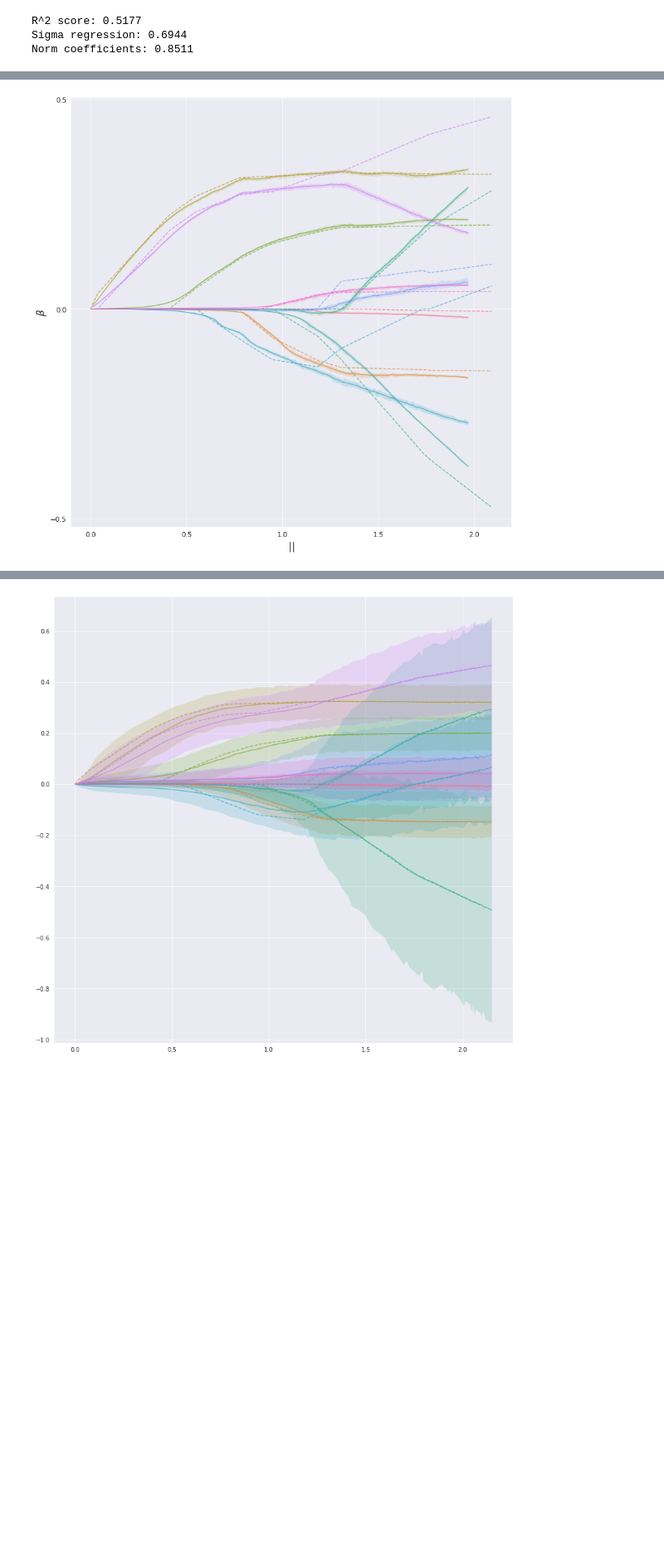
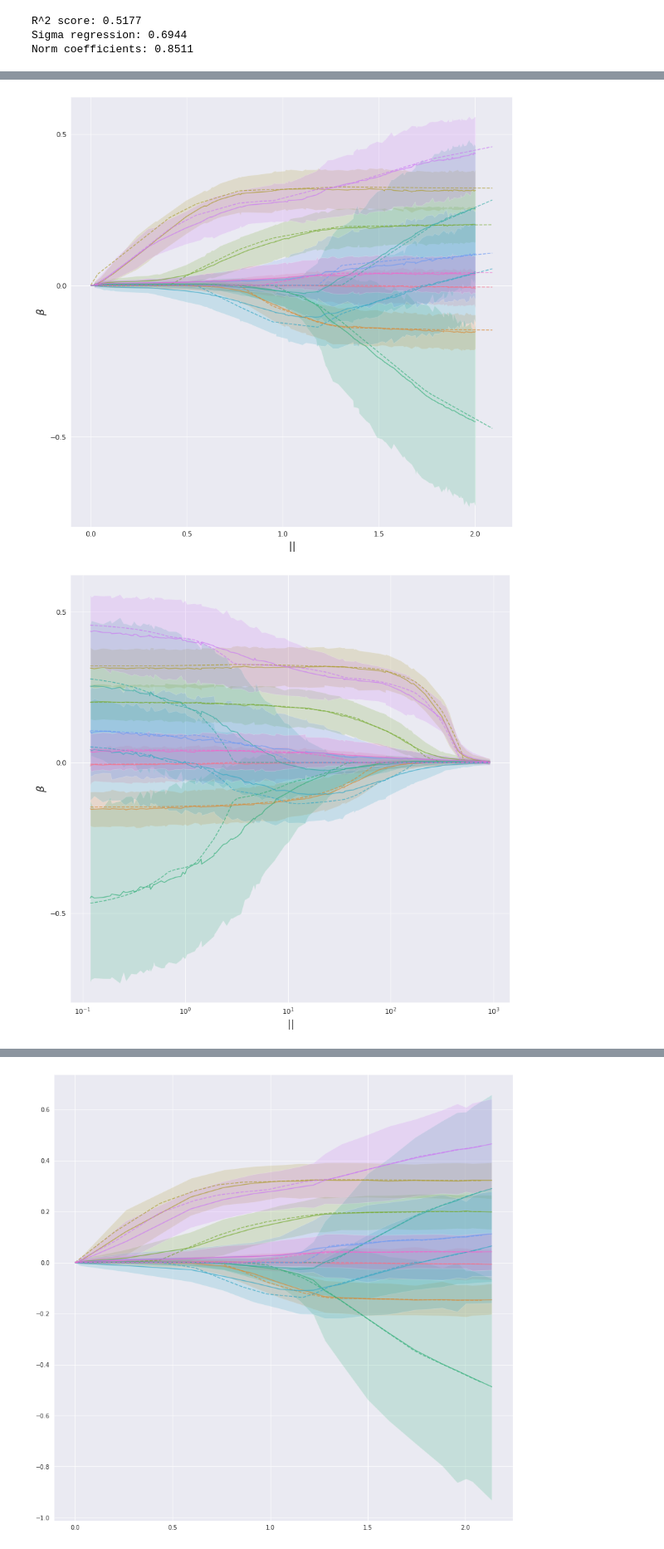
Before and after one commit to marcello-negri/manifold_flow, a Jupyter notebook: regression.ipynb, the cells around one changed output, grey strips where cells are left out. Shown at 83% size. Saved outputs shown, nothing was run; the diff lists cells and outputs as text; code cells hidden in the pictures; blank space fills up the shorter version.

Commit message:
Bayes Lasso compared to Flow with Laplace prior and Flow on the manifold

```diff
--- a/regression.ipynb
+++ b/regression.ipynb
@@ -218,6 +455,7 @@ R^2 score: 0.5177
 Sigma regression: 0.6944
 Norm coefficients: 0.8511
 # %%
-torch.autograd.set_detect_anomaly(False)
-flow, loss, loss_T = train_cond_model(flow, X=X_tensor, y=y_tensor, **params)
+# torch.autograd.set_detect_anomaly(False)
+flow_manifold, loss, loss_T = train_cond_manifold_model(flow_manifold, X=X_tensor, y=y_tensor, **params_flow_manifold)
+torch.save(flow_manifold.state_dict(), "./models/flow_manifold_T_1")
 # %% [output]
@@ -298,0 +505,18 @@ plot_betas_norm(samples_sorted, norm_sorted, X_np, y_np, norm=params['q'], a=0.9
+# %%
+params_flow = dict(q=q,
+                  sigma=torch.tensor(0.7),
+                  lr=1e-4,
+                  epochs=500,
+                  T0=20,
+                  Tn=1,
+                  iter_per_cool_step=25,
+                  norm_min=0.01,
+                  norm_max=2,#.4
+                  lambda_min_exp=-1,
+                  lambda_max_exp=3,
+                  sample_size=1,
+                  context_size=1000,
+                  device=device)
+# %%
+flow, loss, loss_T = train_cond_model(flow, X=X_tensor, y=y_tensor, **params_flow)
+torch.save(flow.state_dict(), "./models/flow_T_1")
@@ -299,4 +551,8 @@ plot_betas_norm(samples_sorted, norm_sorted, X_np, y_np, norm=params['q'], a=0.9
+# %%
+samples_sorted, lambda_sorted, kl_sorted = sample_beta_exp(flow, X_tensor, y_tensor, sigma=params_flow['sigma'], lambda_min_exp=params_flow['lambda_min_exp'],
+                                                     lambda_max_exp=params_flow['lambda_max_exp'], context_size=1, sample_size=1000, n_iter=100, device='cuda')
 # %%
-plot_betas_norm(samples_sorted, norm_sorted, X_np, y_np, norm=params['q'], a=0.95, folder_name=dir_name)
+plot_betas_lambda(samples_sorted, lambda_sorted,  X_np, y_np, norm=params_flow['q'], a=0.95, folder_name=dir_name)
 # %% [output]
-[figure, old version]
+[figure, new version]
+[figure, added]
```
Also changed, not shown: parts of 28 cells of this notebook.
